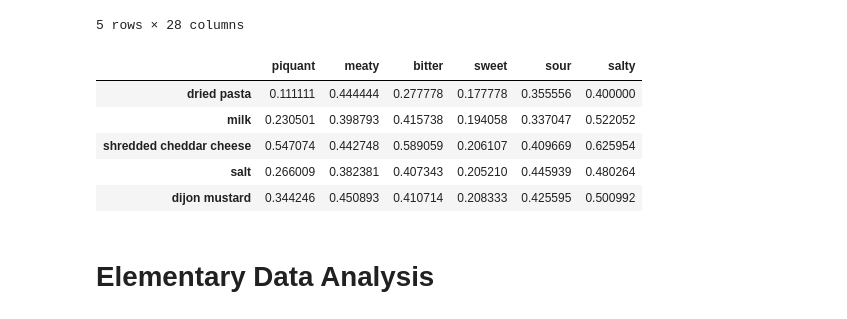
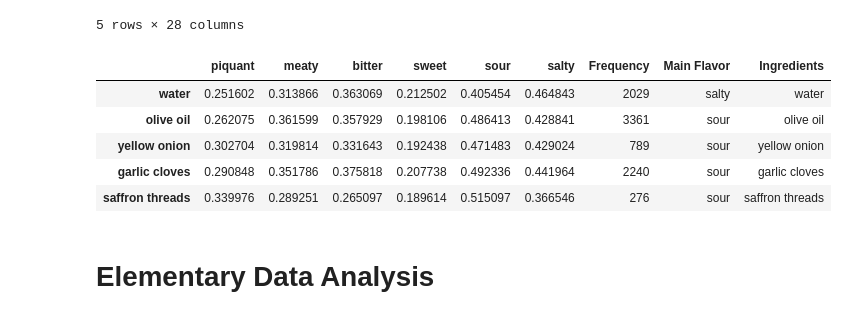
Before and after one commit to ryanchangx/cs105-final-project, a Jupyter notebook: final_project.ipynb, the cells around one changed output. Drawn from its saved outputs; the diff is of its cells as text; code cells hidden in the pictures.

Commit message:
merged main with branch ryanchandler

```diff
--- a/final_project.ipynb
+++ b/final_project.ipynb
@@ -95,40 +95,56 @@ food_df["cuisine"] = food_df.apply(lambda row: np.intersect1d(np.asarray(row["cu
 # %%
 #clean the ingredients
 ingredientDict = {}
 for ingredeintList in food_df.ingredients :
     for ingredient in ingredeintList :
         if ingredient not in ingredientDict :
             ingredientDict[ingredient] = {}
 
 ingredientdf = pd.DataFrame.from_dict(ingredientDict, orient='index')
 
 for index, row in food_df.iterrows() :
     for ingredient in row.ingredients :
         for flavor in row.flavors :
                 if(flavor not in ingredientDict[ingredient]) :
                     ingredientDict[ingredient][flavor] = [row.flavors[flavor]]
                 else :
                     ingredientDict[ingredient][flavor].append(row.flavors[flavor])
 
 discardList = []
-for ingredient in ingredientDict:
+ingredient_freq = []
+for ingredient in ingredientDict :
     if len(ingredientDict[ingredient]['piquant']) < 10 :
         discardList.append(ingredient)
         continue
-    for flavor in ingredientDict[ingredient] :
+    ingredient_freq.append(len(ingredientDict[ingredient]['piquant']))
+    for flavor in FLAVORS :
         ingredientDict[ingredient][flavor] = sum(ingredientDict[ingredient][flavor])/len(ingredientDict[ingredient][flavor])
+
 #print(ingredientDict)
 for ingredient in discardList :
     ingredientDict.pop(ingredient)
 ingredient_df = pd.DataFrame.from_dict(ingredientDict, orient='index')
+
+ingredient_df['Frequency'] = ingredient_freq
+
+mainFlavorList = []
+ingredientList = []
+for index, row in ingredient_df.iterrows() :
+    flavorList = [row.piquant, row.meaty, row.bitter, row.sweet, row.sour, row.salty]
+    mainFlavorList.append(FLAVORS[flavorList.index(max(flavorList))])
+    ingredientList.append(index)
+
+ingredient_df["Main Flavor"] = mainFlavorList
+ingredient_df["Ingredients"] = ingredientList
+
 ingredient_df.head()
 # %% [output]
-|  | piquant | meaty | bitter | sweet | sour | salty |
-| dried pasta | 0.111111 | 0.444444 | 0.277778 | 0.177778 | 0.355556 | 0.400000 |
-| milk | 0.230501 | 0.398793 | 0.415738 | 0.194058 | 0.337047 | 0.522052 |
-| shredded cheddar cheese | 0.547074 | 0.442748 | 0.589059 | 0.206107 | 0.409669 | 0.625954 |
-| salt | 0.266009 | 0.382381 | 0.407343 | 0.205210 | 0.445939 | 0.480264 |
-| dijon mustard | 0.344246 | 0.450893 | 0.410714 | 0.208333 | 0.425595 | 0.500992 |
+|  | piquant | meaty | bitter | sweet | sour | salty | Frequency | Main Flavor | Ingredients |
+| water | 0.251602 | 0.313866 | 0.363069 | 0.212502 | 0.405454 | 0.464843 | 2029 | salty | water |
+| olive oil | 0.262075 | 0.361599 | 0.357929 | 0.198106 | 0.486413 | 0.428841 | 3361 | sour | olive oil |
+| yellow onion | 0.302704 | 0.319814 | 0.331643 | 0.192438 | 0.471483 | 0.429024 | 789 | sour | yellow onion |
+| garlic cloves | 0.290848 | 0.351786 | 0.375818 | 0.207738 | 0.492336 | 0.441964 | 2240 | sour | garlic cloves |
+| saffron threads | 0.339976 | 0.289251 | 0.265097 | 0.189614 | 0.515097 | 0.366546 | 276 | sour | saffron threads |
 # %% [markdown]
 # Elementary Data Analysis
 # %%
```
Also changed, not shown: parts of 8 cells of this notebook.
